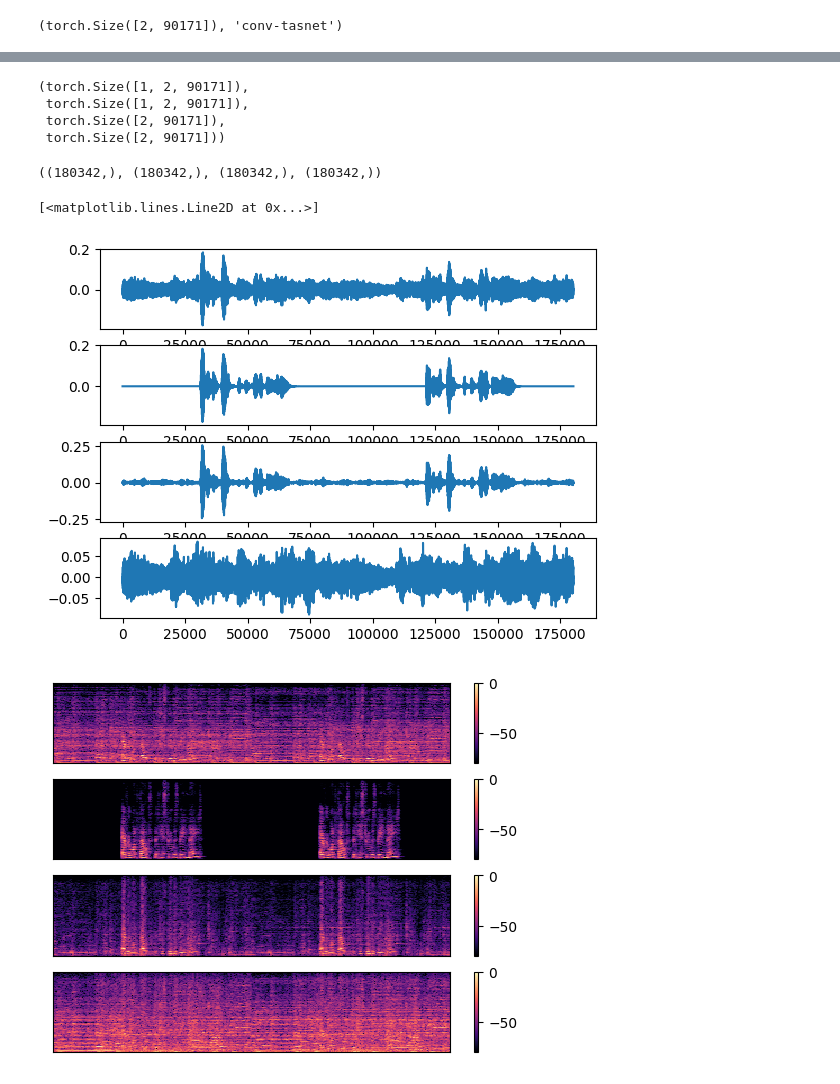
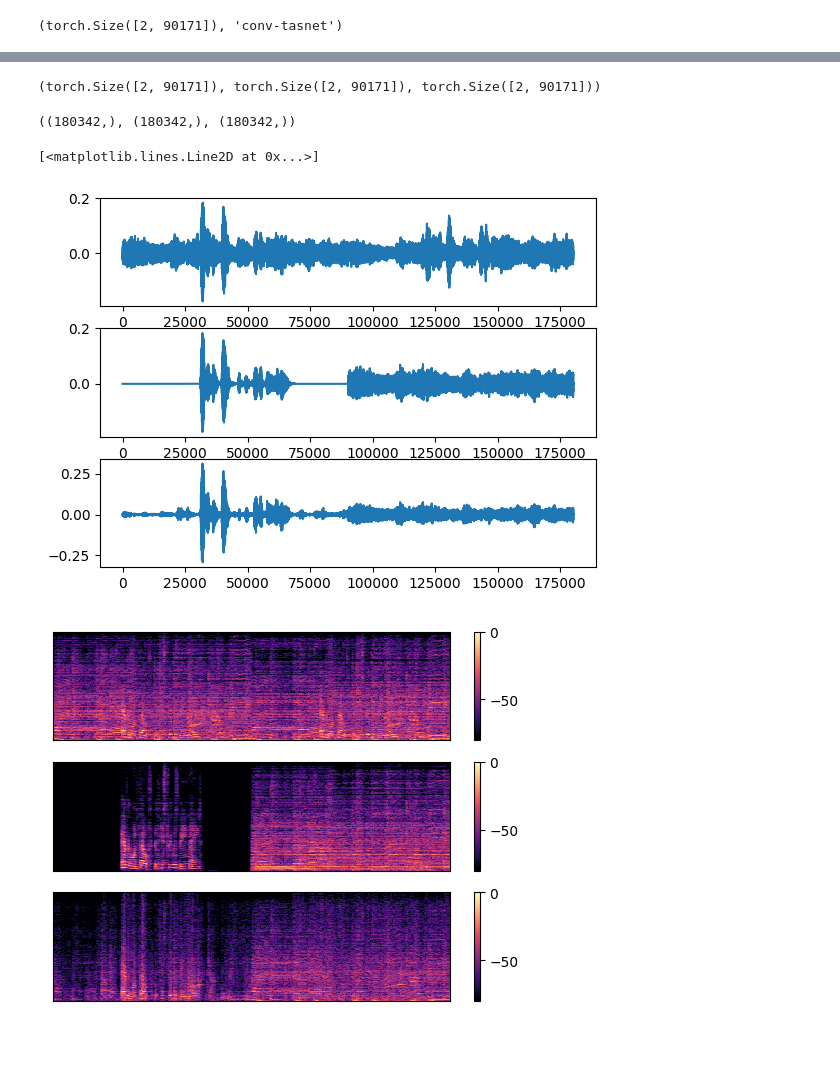
Before and after one commit to ooshyun/ClarityChallenge2023, a Jupyter notebook: inference.ipynb, the cells around one changed output, grey strips where cells are left out. Cells and saved outputs as stored; diff of their text form; code cells hidden in the pictures; blank space fills up the shorter version.

```diff
--- a/inference.ipynb
+++ b/inference.ipynb
@@ -182,3 +196,4 @@ mixture.shape, args.model.name
 (torch.Size([2, 90171]), 'conv-tasnet')
 # %%
 enhanced = evaluate(mixture=mixture[None], model=model, device=device, config=args)
+enhanced = torch.squeeze(enhanced, dim=0)
@@ -187,15 +204,11 @@ assert enhanced.shape[-1] == mixture.shape[-1] == clean.shape[-1]
 # %%
 enhanced = enhanced.detach().cpu()
-if args.dset.name == "Clarity" and args.model.name in ("demucs", "conv-tasnet"):
-    enhanced_0 = enhanced[:, 0, ...]
-    enhanced_1 = enhanced[:, 1, ...]
-else:
-    enhanced_0 = enhanced
-    enhanced_1 = enhanced
+sources = sources.detach().cpu()
+
+if args.model.name in MULTI_SPEECH_SEPERATION_MODELS:
+    enhanced = enhanced[:, 0, ...]
+    sources = sources[:, 0, ...]
 # %%
-enhanced_0.shape, enhanced_1.shape, mixture.shape, clean.shape
+enhanced.shape, sources.shape, mixture.shape
 # %% [output]
-(torch.Size([1, 2, 90171]),
- torch.Size([1, 2, 90171]),
- torch.Size([2, 90171]),
- torch.Size([2, 90171]))
+(torch.Size([2, 90171]), torch.Size([2, 90171]), torch.Size([2, 90171]))
@@ -207,37 +215,38 @@ clean_np = clean[:]
+# %%
+enhanced_np = enhanced
+mixture_np = mixture
+sources_np = sources
 # %%
-enhanced_0_np = enhanced_0.flatten().numpy()
-enhanced_1_np = enhanced_1.flatten().numpy()
-mixture_np = mixture.flatten().numpy()
-clean_np = clean.flatten().numpy()
+enhanced_np = enhanced_np.flatten().numpy()
+mixture_np = mixture_np.flatten().numpy()
+sources_np = sources_np.flatten().numpy()
 # %%
-enhanced_0_np.shape, enhanced_1_np.shape, mixture_np.shape, clean_np.shape
+enhanced_np.shape, mixture_np.shape, sources_np.shape
 # %% [output]
-((180342,), (180342,), (180342,), (180342,))
+((180342,), (180342,), (180342,))
 # %%
-fig, (ax0, ax1, ax2, ax3) = plt.subplots(nrows=4)
+fig, (ax0, ax1, ax2) = plt.subplots(nrows=3)
 
 ax0.plot(mixture_np)
-ax1.plot(clean_np)
-ax2.plot(enhanced_0_np)
-ax3.plot(enhanced_1_np)
+ax1.plot(sources_np)
+ax2.plot(enhanced_np)
 # %% [output]
 [<matplotlib.lines.Line2D at 0x...>]
-[figure, old version]
+[figure, new version]
 # %%
-fig, (ax0, ax1, ax2, ax3) = plt.subplots(nrows=4, sharey=True)
+fig, (ax0, ax1, ax2,) = plt.subplots(nrows=3, sharey=True)
 
 def show_stft(y, _fig, _ax):
     D = librosa.stft(y)  # STFT of y
     S_db = librosa.amplitude_to_db(np.abs(D), ref=np.max)
     img = librosa.display.specshow(S_db, ax=_ax)
     _fig.colorbar(img, ax=_ax)
 
 show_stft(mixture_np, fig, ax0)
-show_stft(clean_np, fig, ax1)
-show_stft(enhanced_0_np, fig, ax2)
-show_stft(enhanced_1_np, fig, ax3)
+show_stft(sources_np, fig, ax1)
+show_stft(enhanced_np, fig, ax2)
 # %% [output]
-[figure, old version]
+[figure, new version]
 # %%
 ipd.Audio(mixture_np, rate=args.dset.sample_rate)
 # %% [output]
```
Also changed, not shown: parts of 13 cells of this notebook, 6 other files.
